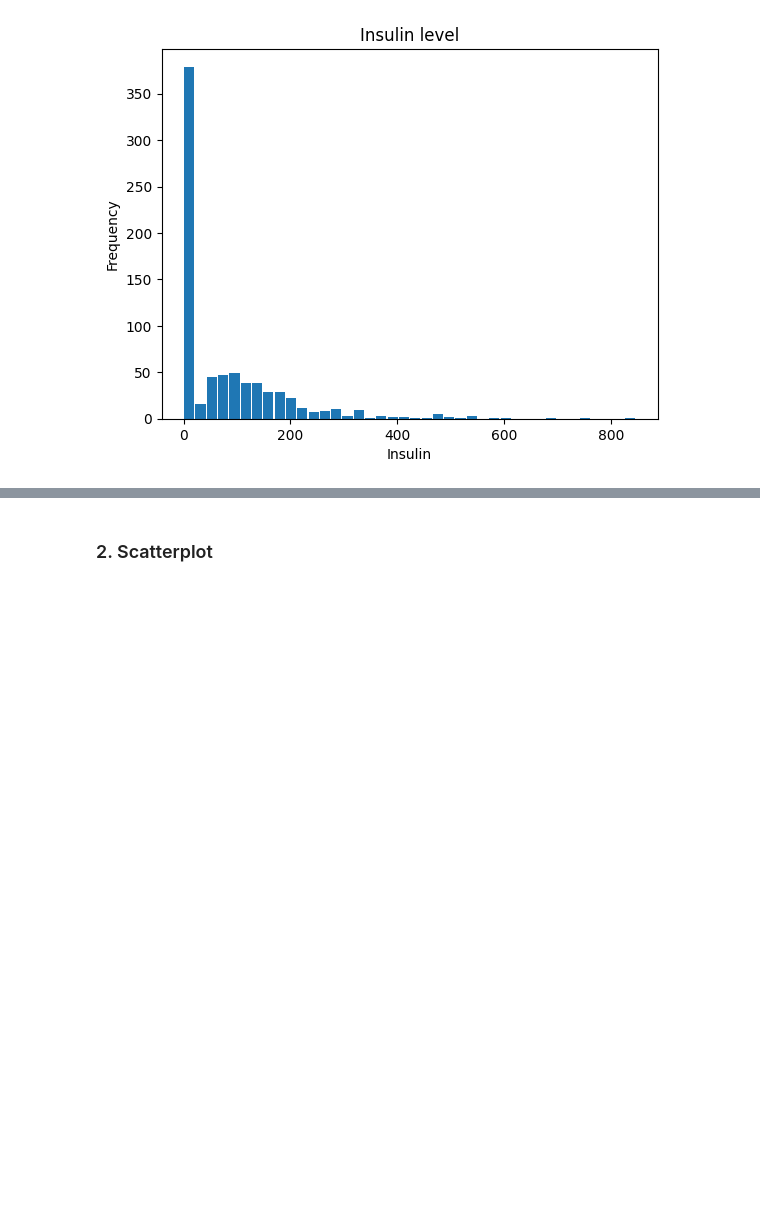
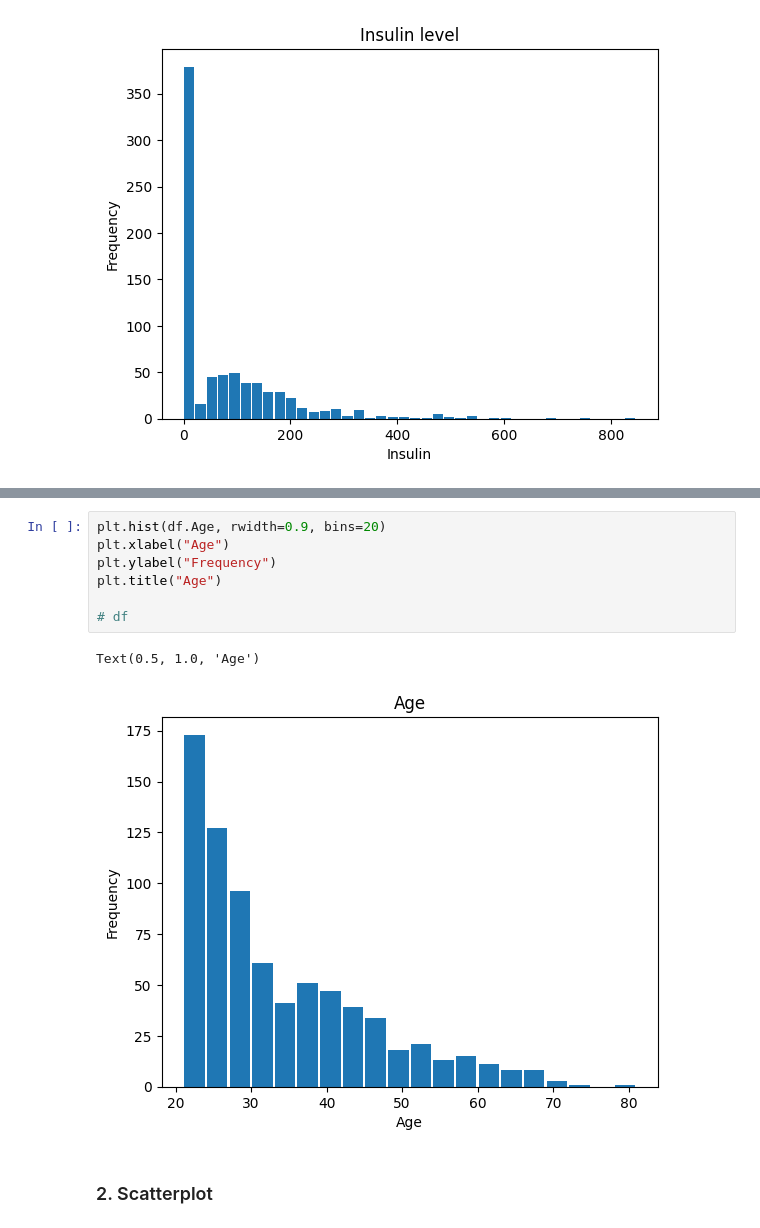
Before and after one commit to MrLogEN/4iz210-semestralka, a Jupyter notebook: Untitled.ipynb, the cells around one changed output, grey strips where cells are left out. Cells and saved outputs as stored; diff of their text form; blank space fills up the shorter version.

```diff
--- a/Untitled.ipynb
+++ b/Untitled.ipynb
@@ -68,2 +86,12 @@ plt.show()
+# %%
+plt.hist(df.Age, rwidth=0.9, bins=20)
+plt.xlabel("Age")
+plt.ylabel("Frequency")
+plt.title("Age")
+
+# df
+# %% [output]
+Text(0.5, 1.0, 'Age')
+[figure, added]
 # %% [markdown]
 ### 2. Scatterplot
```
Also changed, not shown: parts of 2 cells of this notebook.
